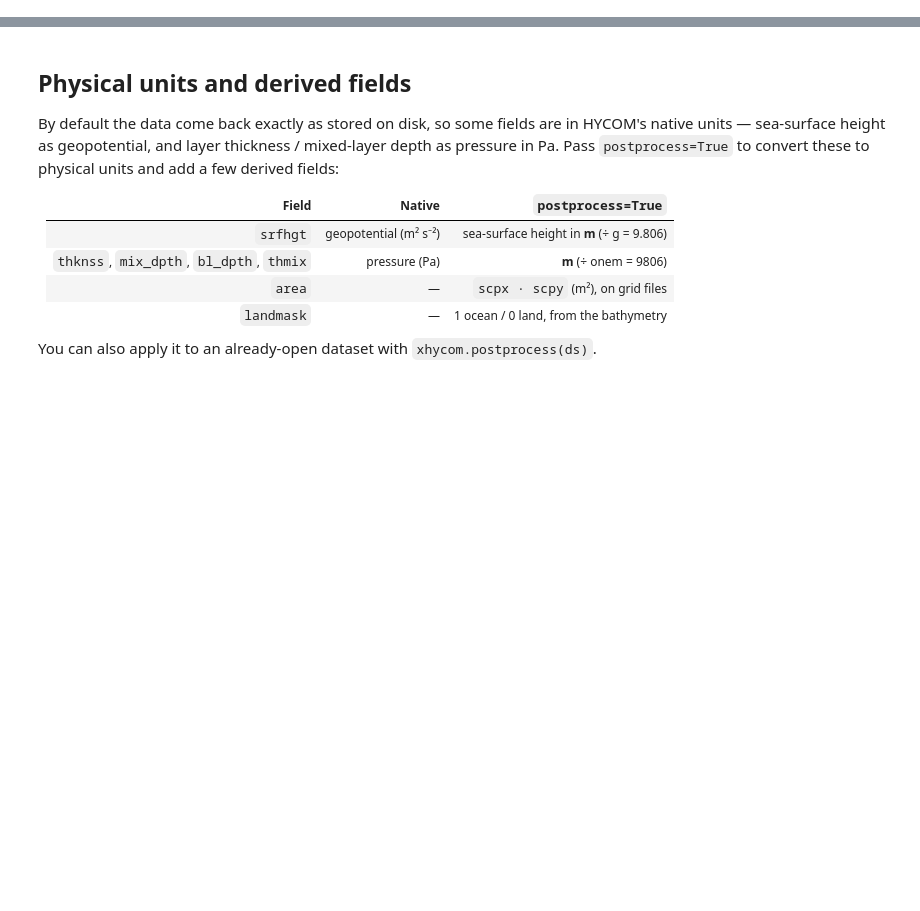
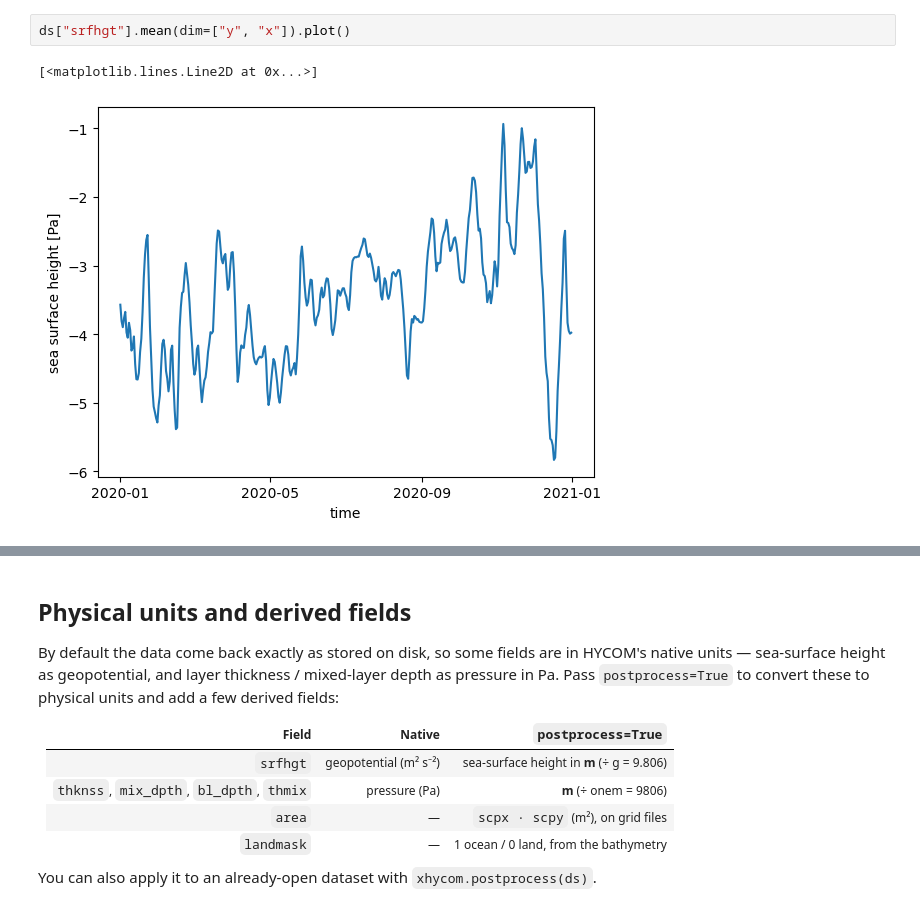
Before and after one commit to nansencenter/xhycom, a Jupyter notebook: docs/analysis.ipynb, the cells around one changed output, grey strips where cells are left out. Drawn from its saved outputs; the diff is of its cells as text; blank space fills up the shorter version.

```diff
--- a/docs/analysis.ipynb
+++ b/docs/analysis.ipynb
@@ -15,0 +35,5 @@ ds = xhycom.open_mfdataset(DATA_PATH + "archm.*", grid=GRID_PATH,
+# %%
+ds["srfhgt"].mean(dim=["y", "x"]).plot()
+# %% [output]
+[<matplotlib.lines.Line2D at 0x...>]
+[figure, added]
```
Also changed, not shown: parts of 30 cells of this notebook.
